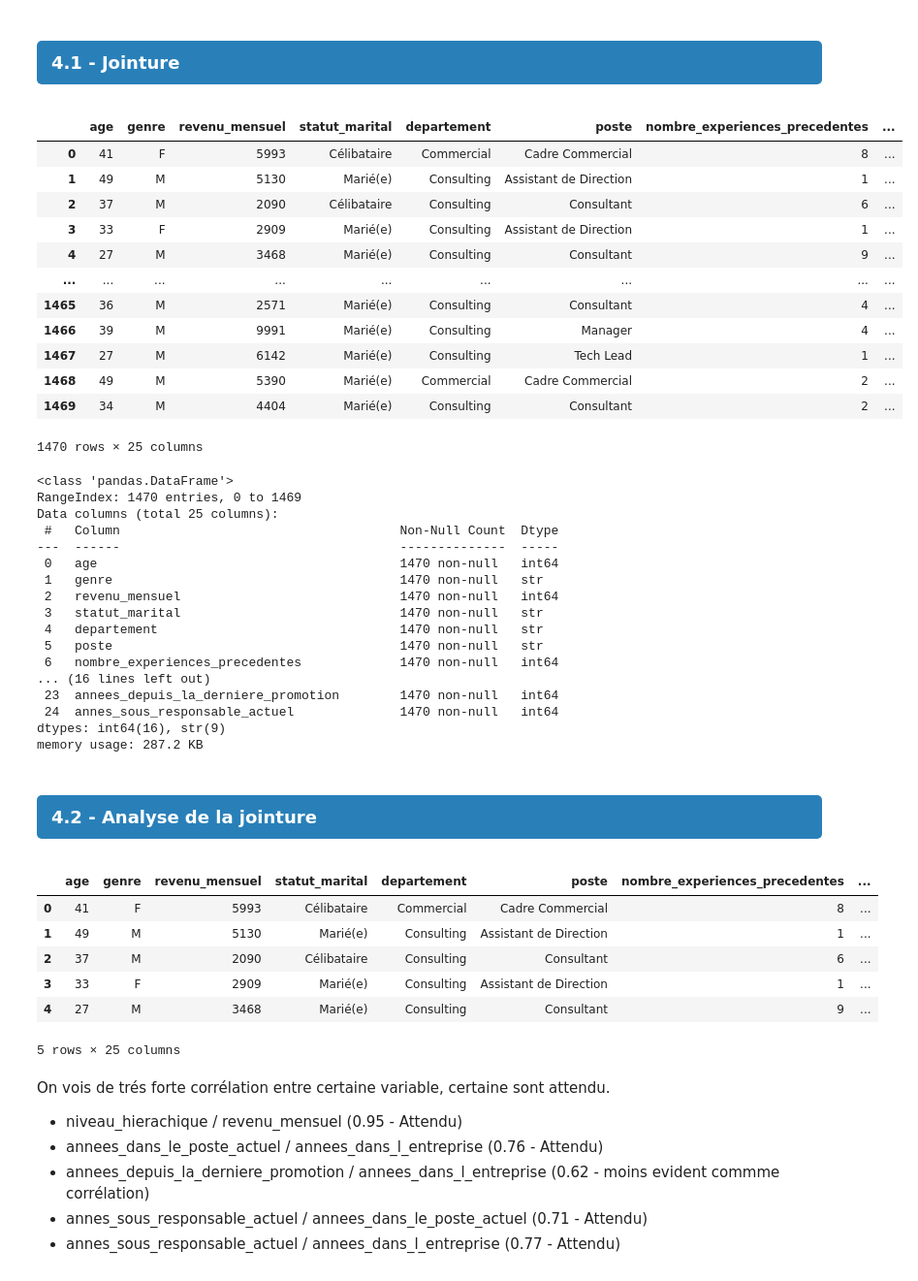
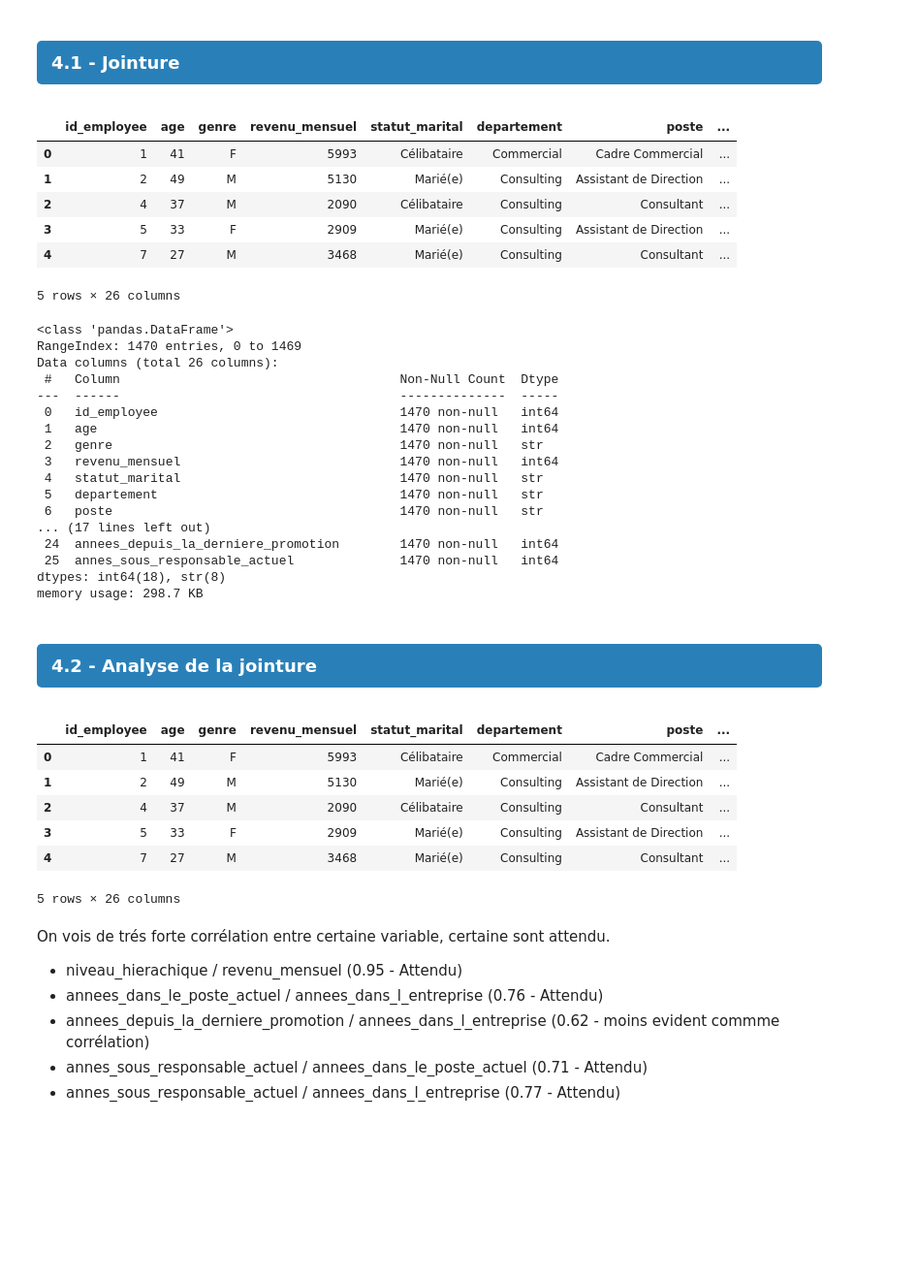
Before and after one commit to GreatTeacherJ/esn, a Jupyter notebook: src/app/data.ipynb, the cells around one changed output. Shown at 97% size. Saved outputs shown, nothing was run; the diff lists cells and outputs as text; code cells hidden in the pictures; blank space fills up the shorter version.

```diff
--- a/src/app/data.ipynb
+++ b/src/app/data.ipynb
@@ -128,0 +129,3 @@ fig.show()
+# %%
+eval["id_employee"] = eval.eval_number.str.split("_").str[-1].astype("int64")
+eval.head()
@@ -128,0 +141,2 @@ fig.show()
+# %%
+eval.augementation_salaire_precedente = eval.augementation_salaire_precedente.str.split(" ").str[0].astype("int64")
@@ -209,7 +227,7 @@ Length: 2, dtype: str
 |   nombre_heures_travailless  |       |     non |   toujours 80    |
 |   annee_experience_totale  |       |     non  |    années   |
 # %%
-sirh_clean =  sirh.drop(columns=["id_employee","nombre_heures_travailless","annee_experience_totale"])
+sirh_clean =  sirh.drop(columns=["nombre_heures_travailless","annee_experience_totale"])
 # %% [markdown]
 ## <p style="background-color:#1A5276; color:#FFFFFF; padding:15px; border-radius:6px; font-size:22px; font-weight:bold;">3. - DataSet extrait_sondage.csv</p>
 # %% [markdown]
@@ -329,57 +347,55 @@ df_demission
+# %%
+sondage_clean = sondage.drop(columns=["nombre_employee_sous_responsabilite", "ayant_enfants"])
+#Renomer la colonne code_sondage en id_employee pour le merge
+sondage_clean = sondage_clean.rename(columns={"code_sondage":"id_employee"})
 # %% [markdown]
 ## <p style="background-color:#1A5276; color:#FFFFFF; padding:15px; border-radius:6px; font-size:22px; font-weight:bold;">4. Jointure</p>
 # %% [markdown]
 ### <p style="background-color:#2980B9; color:#FFFFFF; padding:10px 15px; border-radius:5px; font-size:18px; font-weight:bold;">4.1 - Jointure</p>
 # %%
-df_merge = pd.merge(sirh_clean, eval_clean, left_index=True, right_index=True)
-df_merge = pd.merge(df_merge, sondage_clean, left_index=True, right_index=True)
-df_merge
+df_merge = pd.merge(sirh_clean, eval_clean, on="id_employee")
+df_merge = pd.merge(df_merge, sondage_clean, on="id_employee")
+df_merge.head()
 # %% [output]
-|  | age | genre | revenu_mensuel | statut_marital | departement | poste | nombre_experiences_precedentes | ... |
-| 0 | 41 | F | 5993 | Célibataire | Commercial | Cadre Commercial | 8 | ... |
-| 1 | 49 | M | 5130 | Marié(e) | Consulting | Assistant de Direction | 1 | ... |
-| 2 | 37 | M | 2090 | Célibataire | Consulting | Consultant | 6 | ... |
-| 3 | 33 | F | 2909 | Marié(e) | Consulting | Assistant de Direction | 1 | ... |
-| 4 | 27 | M | 3468 | Marié(e) | Consulting | Consultant | 9 | ... |
-| ... | ... | ... | ... | ... | ... | ... | ... | ... |
-| 1465 | 36 | M | 2571 | Marié(e) | Consulting | Consultant | 4 | ... |
-| 1466 | 39 | M | 9991 | Marié(e) | Consulting | Manager | 4 | ... |
-| 1467 | 27 | M | 6142 | Marié(e) | Consulting | Tech Lead | 1 | ... |
-| 1468 | 49 | M | 5390 | Marié(e) | Commercial | Cadre Commercial | 2 | ... |
-| 1469 | 34 | M | 4404 | Marié(e) | Consulting | Consultant | 2 | ... |
+|  | id_employee | age | genre | revenu_mensuel | statut_marital | departement | poste | ... |
+| 0 | 1 | 41 | F | 5993 | Célibataire | Commercial | Cadre Commercial | ... |
+| 1 | 2 | 49 | M | 5130 | Marié(e) | Consulting | Assistant de Direction | ... |
+| 2 | 4 | 37 | M | 2090 | Célibataire | Consulting | Consultant | ... |
+| 3 | 5 | 33 | F | 2909 | Marié(e) | Consulting | Assistant de Direction | ... |
+| 4 | 7 | 27 | M | 3468 | Marié(e) | Consulting | Consultant | ... |
-1470 rows × 25 columns
+5 rows × 26 columns
 # %%
 df_merge.info()
 # %% [output]
 <class 'pandas.DataFrame'>
 RangeIndex: 1470 entries, 0 to 1469
-Data columns (total 25 columns):
+Data columns (total 26 columns):
  #   Column                                     Non-Null Count  Dtype
 ---  ------                                     --------------  -----
- 0   age                                        1470 non-null   int64
- 1   genre                                      1470 non-null   str
- 2   revenu_mensuel                             1470 non-null   int64
- 3   statut_marital                             1470 non-null   str
- 4   departement                                1470 non-null   str
- 5   poste                                      1470 non-null   str
- 6   nombre_experiences_precedentes             1470 non-null   int64
-... (16 lines left out)
- 23  annees_depuis_la_derniere_promotion        1470 non-null   int64
- 24  annes_sous_responsable_actuel              1470 non-null   int64
-dtypes: int64(16), str(9)
-memory usage: 287.2 KB
+ 0   id_employee                                1470 non-null   int64
+ 1   age                                        1470 non-null   int64
+ 2   genre                                      1470 non-null   str
+ 3   revenu_mensuel                             1470 non-null   int64
+ 4   statut_marital                             1470 non-null   str
+ 5   departement                                1470 non-null   str
+ 6   poste                                      1470 non-null   str
+... (17 lines left out)
+ 24  annees_depuis_la_derniere_promotion        1470 non-null   int64
+ 25  annes_sous_responsable_actuel              1470 non-null   int64
+dtypes: int64(18), str(8)
+memory usage: 298.7 KB
 # %% [markdown]
 ### <p style="background-color:#2980B9; color:#FFFFFF; padding:10px 15px; border-radius:5px; font-size:18px; font-weight:bold;">4.2 - Analyse de la jointure</p>
 # %%
 df_merge.head()
 # %% [output]
-|  | age | genre | revenu_mensuel | statut_marital | departement | poste | nombre_experiences_precedentes | ... |
-| 0 | 41 | F | 5993 | Célibataire | Commercial | Cadre Commercial | 8 | ... |
-| 1 | 49 | M | 5130 | Marié(e) | Consulting | Assistant de Direction | 1 | ... |
-| 2 | 37 | M | 2090 | Célibataire | Consulting | Consultant | 6 | ... |
-| 3 | 33 | F | 2909 | Marié(e) | Consulting | Assistant de Direction | 1 | ... |
-| 4 | 27 | M | 3468 | Marié(e) | Consulting | Consultant | 9 | ... |
+|  | id_employee | age | genre | revenu_mensuel | statut_marital | departement | poste | ... |
+| 0 | 1 | 41 | F | 5993 | Célibataire | Commercial | Cadre Commercial | ... |
+| 1 | 2 | 49 | M | 5130 | Marié(e) | Consulting | Assistant de Direction | ... |
+| 2 | 4 | 37 | M | 2090 | Célibataire | Consulting | Consultant | ... |
+| 3 | 5 | 33 | F | 2909 | Marié(e) | Consulting | Assistant de Direction | ... |
+| 4 | 7 | 27 | M | 3468 | Marié(e) | Consulting | Consultant | ... |
-5 rows × 25 columns
+5 rows × 26 columns
 # %% [markdown]
 On vois de trés forte corrélation entre certaine variable, certaine sont attendu.
 - niveau_hierachique / revenu_mensuel (0.95 - Attendu)
```
Also changed, not shown: parts of 78 cells of this notebook, 2 other files.
